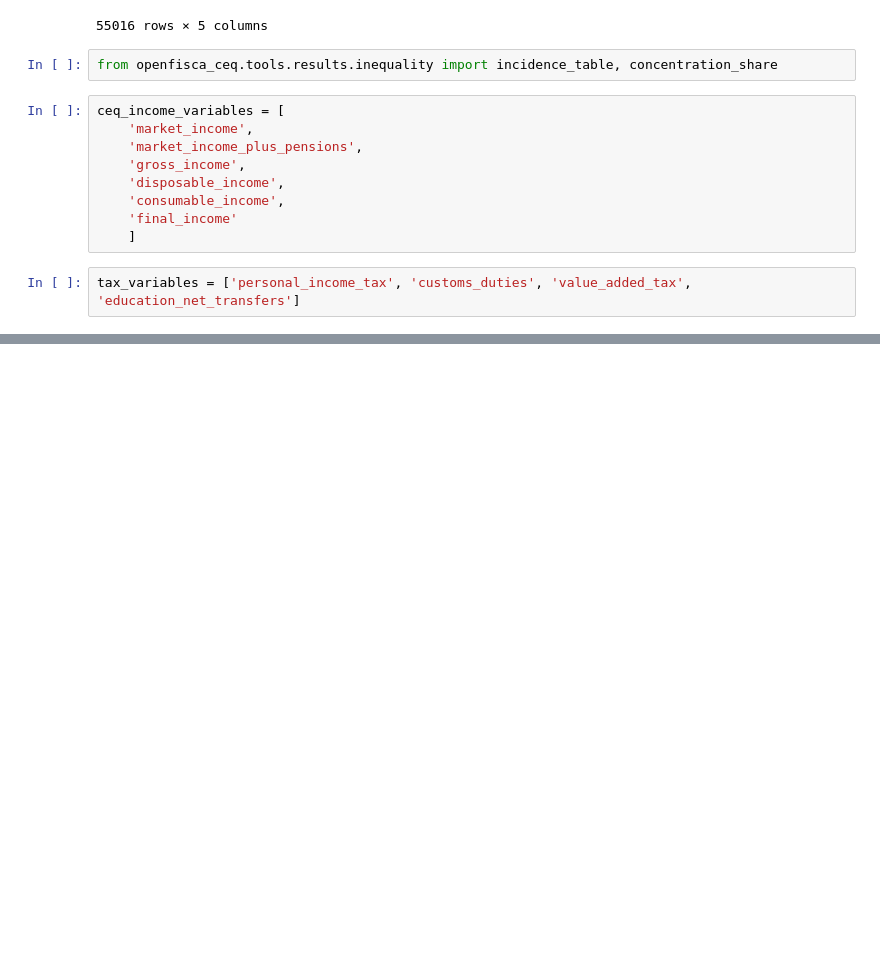
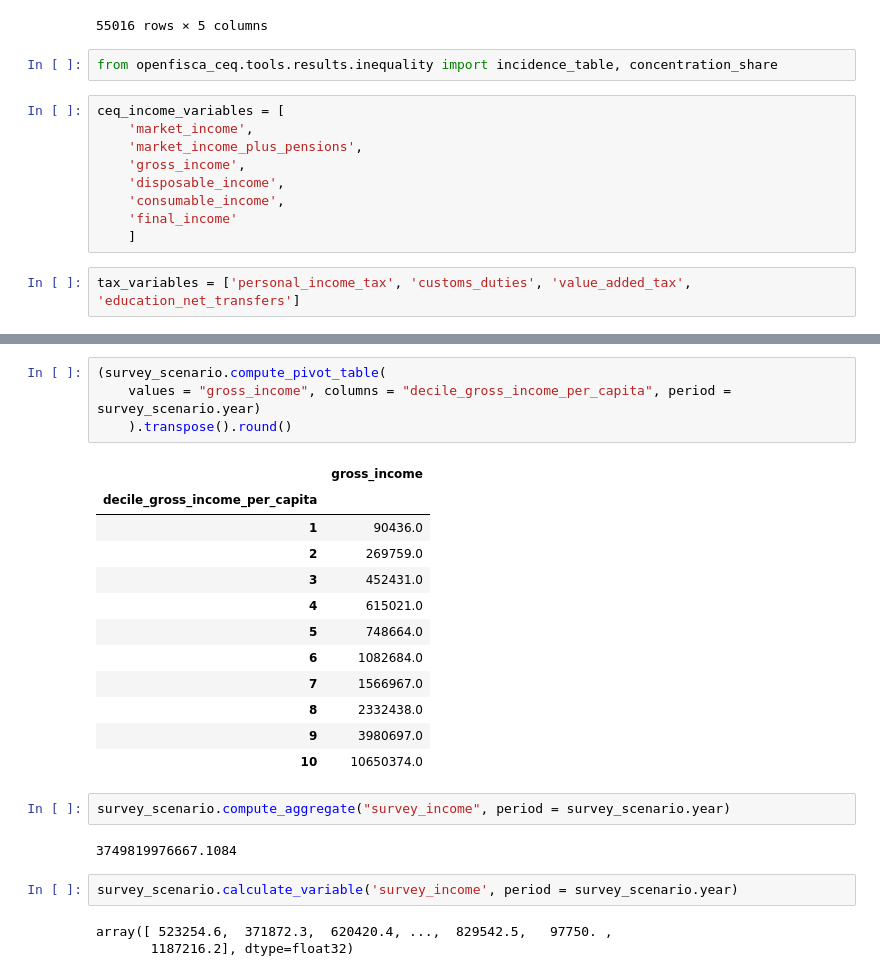
Before and after one commit to openfisca/openfisca-ceq, a Jupyter notebook: notebooks/example.ipynb, the cells around one changed output, grey strips where cells are left out. Cells and saved outputs as stored; diff of their text form; blank space fills up the shorter version.

```diff
--- a/notebooks/example.ipynb
+++ b/notebooks/example.ipynb
@@ -173,0 +181,26 @@ display(concentration_share(survey_scenario, tax_variables, by_variable))
+# %%
+(survey_scenario.compute_pivot_table(
+    values = "gross_income", columns = "decile_gross_income_per_capita", period = survey_scenario.year)
+    ).transpose().round()
+# %% [output]
+|  | gross_income |
+| decile_gross_income_per_capita |  |
+| 1 | 90436.0 |
+| 2 | 269759.0 |
+| 3 | 452431.0 |
+| 4 | 615021.0 |
+| 5 | 748664.0 |
+| 6 | 1082684.0 |
+| 7 | 1566967.0 |
+| 8 | 2332438.0 |
+| 9 | 3980697.0 |
+| 10 | 10650374.0 |
+# %%
+survey_scenario.compute_aggregate("survey_income", period = survey_scenario.year)
+# %% [output]
+3749819976667.1084
+# %%
+survey_scenario.calculate_variable('survey_income', period = survey_scenario.year)
+# %% [output]
+array([ 523254.6,  371872.3,  620420.4, ...,  829542.5,   97750. ,
+       1187216.2], dtype=float32)
```
Also changed, not shown: parts of 4 cells of this notebook, 3 other files.
